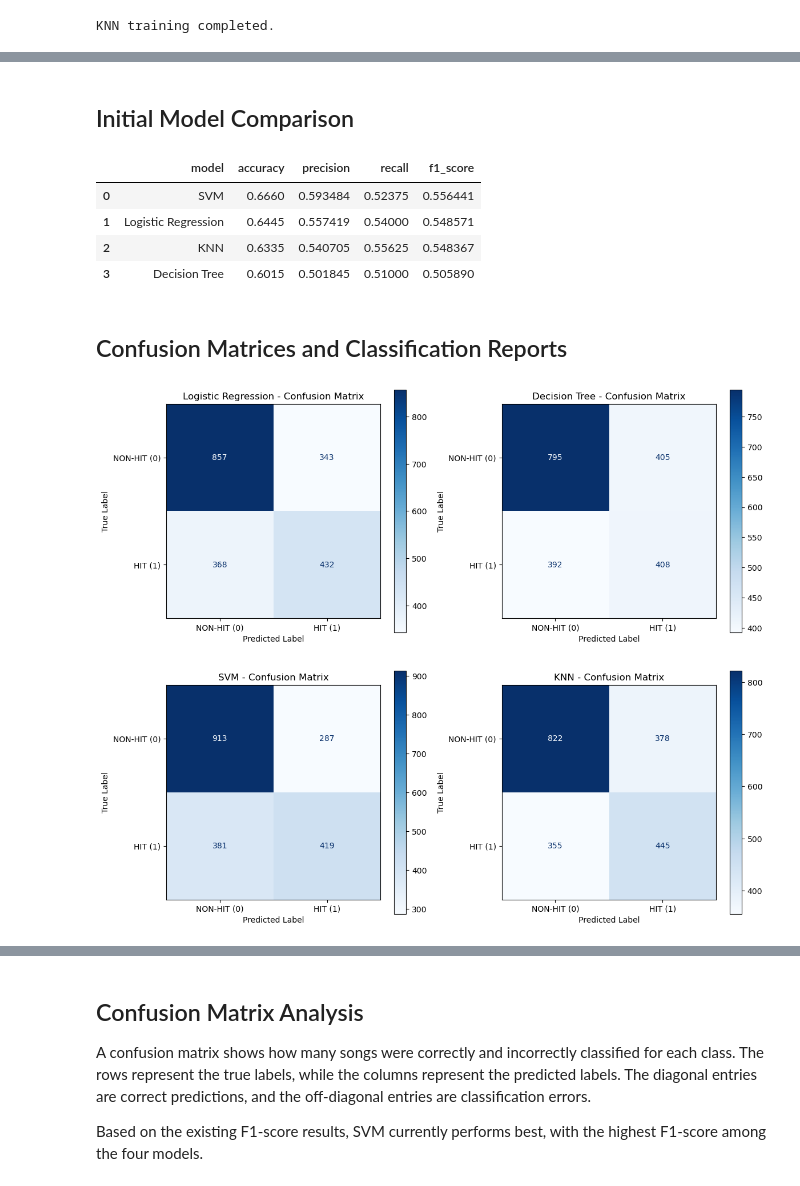
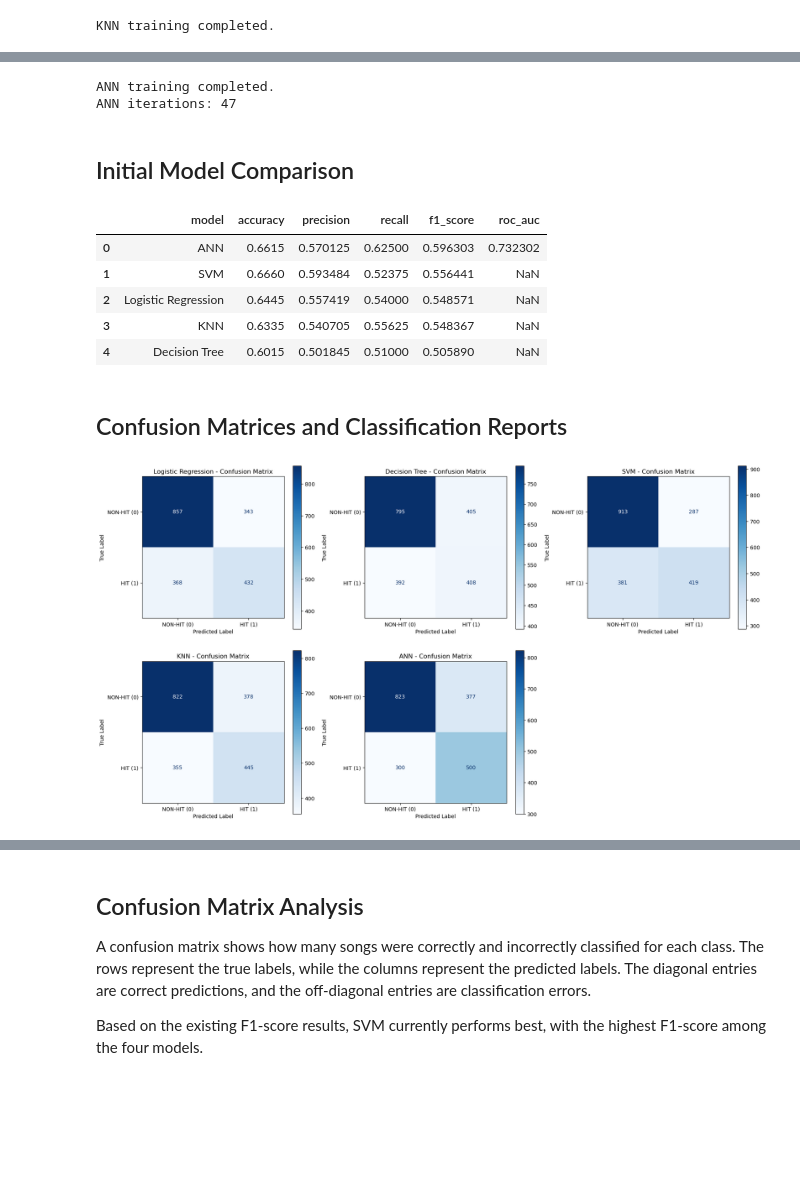
Before and after one commit to sagark-05/Hit-Song-Prediction-Using-Spotify-Data, a Jupyter notebook: notebooks/model_training.ipynb, the cells around one changed output, grey strips where cells are left out. Drawn from its saved outputs; the diff is of its cells as text; code cells hidden in the pictures; blank space fills up the shorter version.

Commit message:
Update HitPredict analysis and model training

```diff
--- a/notebooks/model_training.ipynb
+++ b/notebooks/model_training.ipynb
@@ -163,68 +172,100 @@ KNN training completed.
+# %%
+ann_model = MLPClassifier(
+    hidden_layer_sizes=(64, 32),
+    activation="relu",
+    solver="adam",
+    max_iter=500,
+    early_stopping=True,
+    validation_fraction=0.1,
+    n_iter_no_change=20,
+    random_state=42,
+)
+ann_model.fit(X_train_scaled, y_train)
+ann_predictions = ann_model.predict(X_test_scaled)
+ann_probabilities = ann_model.predict_proba(X_test_scaled)[:, 1]
+
+print("ANN training completed.")
+print("ANN iterations:", ann_model.n_iter_)
+# %% [output]
+ANN training completed.
+ANN iterations: 47
 # %% [markdown]
 ## Initial Model Comparison
 # %%
-def calculate_metrics(model_name, y_true, predictions):
-    return {
+def calculate_metrics(model_name, y_true, predictions, probabilities=None):
+    metrics = {
         "model": model_name,
         "accuracy": accuracy_score(y_true, predictions),
         "precision": precision_score(y_true, predictions, zero_division=0),
         "recall": recall_score(y_true, predictions, zero_division=0),
         "f1_score": f1_score(y_true, predictions, zero_division=0),
     }
+    if probabilities is not None:
+        metrics["roc_auc"] = roc_auc_score(y_true, probabilities)
+    return metrics
 
 results_df = pd.DataFrame([
     calculate_metrics("Logistic Regression", y_test, logistic_predictions),
     calculate_metrics("Decision Tree", y_test, decision_tree_predictions),
     calculate_metrics("SVM", y_test, svm_predictions),
     calculate_metrics("KNN", y_test, knn_predictions),
+    calculate_metrics("ANN", y_test, ann_predictions, ann_probabilities),
 ]).sort_values("f1_score", ascending=False).reset_index(drop=True)
 
 display(results_df)
 # %% [output]
-|  | model | accuracy | precision | recall | f1_score |
-| 0 | SVM | 0.6660 | 0.593484 | 0.52375 | 0.556441 |
-| 1 | Logistic Regression | 0.6445 | 0.557419 | 0.54000 | 0.548571 |
-| 2 | KNN | 0.6335 | 0.540705 | 0.55625 | 0.548367 |
-| 3 | Decision Tree | 0.6015 | 0.501845 | 0.51000 | 0.505890 |
+|  | model | accuracy | precision | recall | f1_score | roc_auc |
+| 0 | ANN | 0.6615 | 0.570125 | 0.62500 | 0.596303 | 0.732302 |
+| 1 | SVM | 0.6660 | 0.593484 | 0.52375 | 0.556441 | NaN |
+| 2 | Logistic Regression | 0.6445 | 0.557419 | 0.54000 | 0.548571 | NaN |
+| 3 | KNN | 0.6335 | 0.540705 | 0.55625 | 0.548367 | NaN |
+| 4 | Decision Tree | 0.6015 | 0.501845 | 0.51000 | 0.505890 | NaN |
 # %% [markdown]
 ## Confusion Matrices and Classification Reports
 # %%
 import matplotlib.pyplot as plt
 from sklearn.metrics import confusion_matrix, ConfusionMatrixDisplay, classification_report
 # %%
+
 model_predictions = {
     "Logistic Regression": logistic_predictions,
     "Decision Tree": decision_tree_predictions,
     "SVM": svm_predictions,
     "KNN": knn_predictions,
+    "ANN": ann_predictions,
 }
 
-fig, axes = plt.subplots(2, 2, figsize=(12, 10))
+fig, axes = plt.subplots(2, 3, figsize=(18, 10))
+axes = axes.flatten()
 
-model_axes = {
-    "Logistic Regression": axes[0, 0],
-    "Decision Tree": axes[0, 1],
-    "SVM": axes[1, 0],
-    "KNN": axes[1, 1],
-}
+for i, (model_name, predictions) in enumerate(model_predictions.items()):
+    matrix = confusion_matrix(
+        y_test,
+        predictions,
+        labels=[0, 1]
+    )
 
-for model_name, predictions in model_predictions.items():
-    matrix = confusion_matrix(y_test, predictions, labels=[0, 1])
     display_plot = ConfusionMatrixDisplay(
         confusion_matrix=matrix,
         display_labels=["NON-HIT (0)", "HIT (1)"],
     )
+
     display_plot.plot(
-        ax=model_axes[model_name],
+        ax=axes[i],
         cmap="Blues",
         values_format="d",
     )
-    model_axes[model_name].set_title(f"{model_name} - Confusion Matrix")
-    model_axes[model_name].set_xlabel("Predicted Label")
-    model_axes[model_name].set_ylabel("True Label")
+
+    axes[i].set_title(f"{model_name} - Confusion Matrix")
+    axes[i].set_xlabel("Predicted Label")
+    axes[i].set_ylabel("True Label")
+
+# Hide the unused sixth subplot
+for j in range(len(model_predictions), len(axes)):
+    axes[j].axis("off")
 
 plt.tight_layout()
 plt.show()
 # %% [output]
-[figure, old version]
+[figure, new version]
 # %%
```
Also changed, not shown: parts of 12 cells of this notebook, 3 other files.
